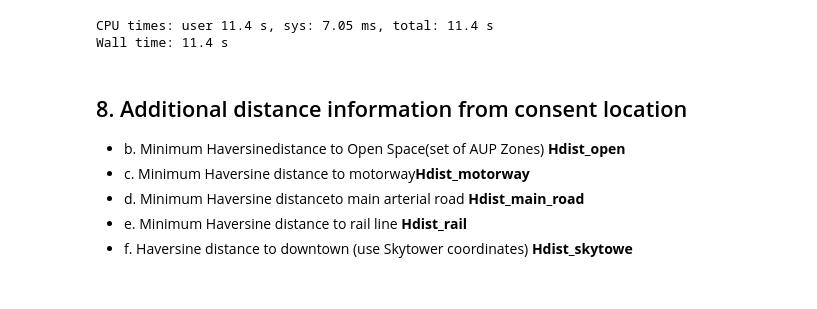
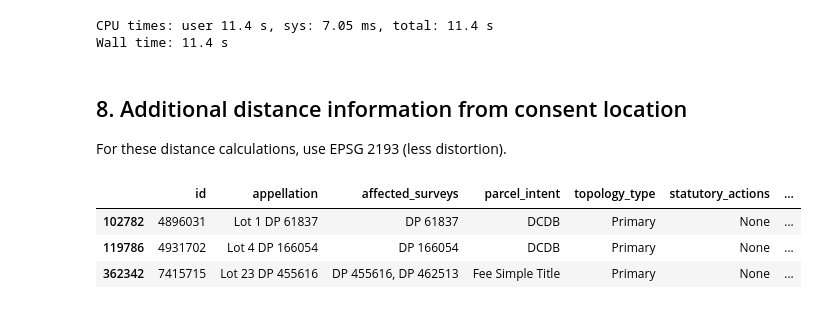
Before and after one commit to UoA-eResearch/auckland-housing, a Jupyter notebook: phase1.ipynb, the cells around one changed output. Saved outputs shown, nothing was run; the diff lists cells and outputs as text; code cells hidden in the pictures.

```diff
--- a/phase1.ipynb
+++ b/phase1.ipynb
@@ -111,11 +111,16 @@ CPU times: user 11.4 s, sys: 7.05 ms, total: 11.4 s
 Wall time: 11.4 s
 # %% [markdown]
 ## 8. Additional distance information from consent location
-- b. Minimum Haversinedistance to Open Space(set of AUP Zones) **Hdist_open**
-- c. Minimum Haversine distance to motorway**Hdist_motorway**
-- d. Minimum Haversine distanceto main arterial road **Hdist_main_road**
-- e. Minimum Haversine distance to rail line **Hdist_rail**
-- f. Haversine distance to downtown (use Skytower coordinates) **Hdist_skytowe**
+For these distance calculations, use EPSG 2193 (less distortion).
+# %%
+parcels_sample['geometry'] = parcels_sample['geometry_centroid']
+parcels_sample = parcels_sample.to_crs(2193)
+parcels_sample.sample(3)
+# %% [output]
+|  | id | appellation | affected_surveys | parcel_intent | topology_type | statutory_actions | ... |
+| 102782 | 4896031 | Lot 1 DP 61837 | DP 61837 | DCDB | Primary | None | ... |
+| 119786 | 4931702 | Lot 4 DP 166054 | DP 166054 | DCDB | Primary | None | ... |
+| 362342 | 7415715 | Lot 23 DP 455616 | DP 455616, DP 462513 | Fee Simple Title | Primary | None | ... |
 # %% [markdown]
 - a. Minimum Haversine distance to coastline **Hdist_coast**
 There are a few different datasets that could be used for this:
```
Also changed, not shown: parts of 8 cells of this notebook, 2 other files.
